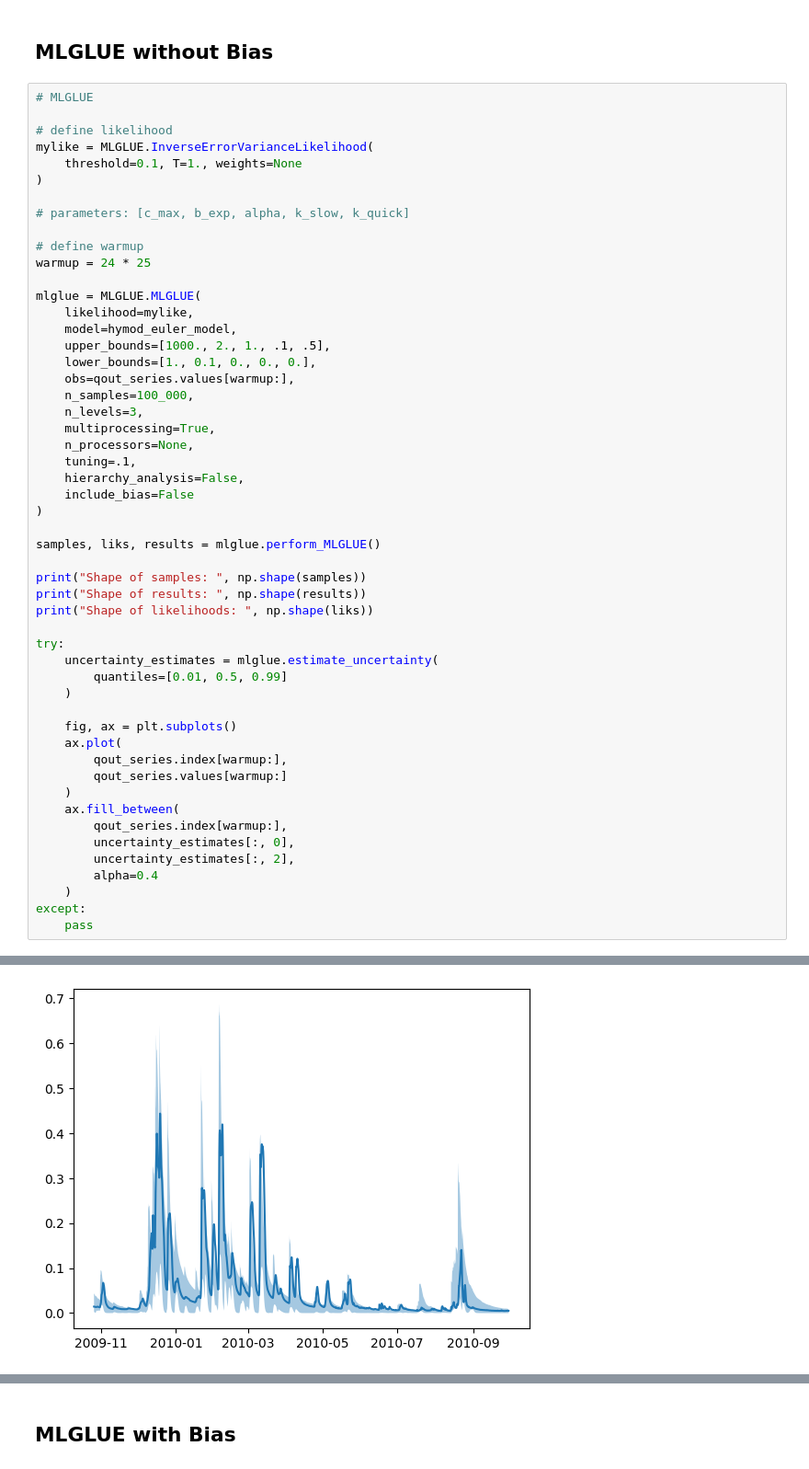
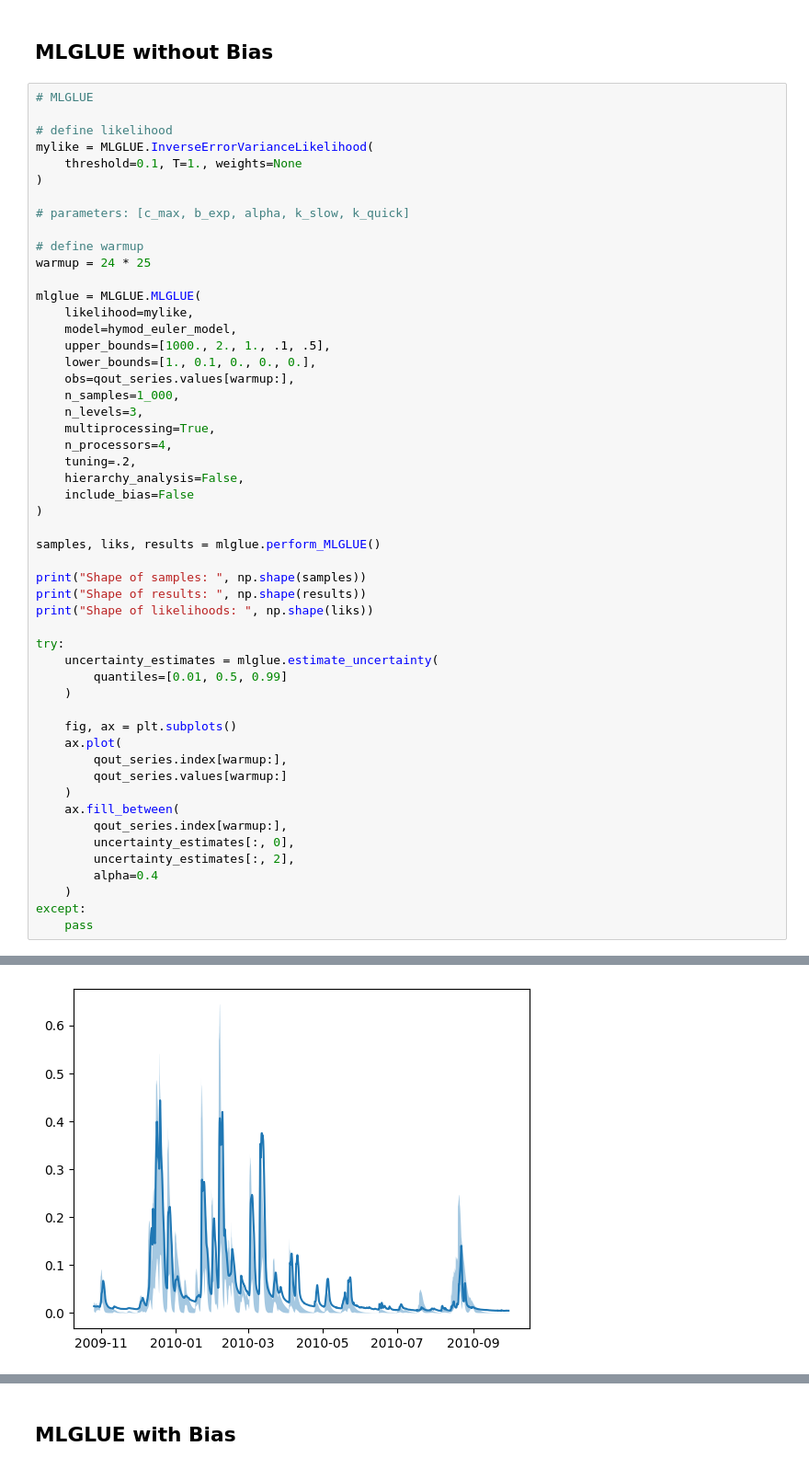
Before and after one commit to iGW-TU-Dresden/MLGLUE, a Jupyter notebook: Examples/EX01_hydrological_model.ipynb, the cells around one changed output, grey strips where cells are left out. Shown at 92% size. Cells and saved outputs as stored; diff of their text form.

```diff
--- a/Examples/EX01_hydrological_model.ipynb
+++ b/Examples/EX01_hydrological_model.ipynb
@@ -331,11 +331,11 @@ mlglue = MLGLUE.MLGLUE(
     upper_bounds=[1000., 2., 1., .1, .5],
     lower_bounds=[1., 0.1, 0., 0., 0.],
     obs=qout_series.values[warmup:],
-    n_samples=100_000,
+    n_samples=1_000,
     n_levels=3,
     multiprocessing=True,
-    n_processors=None,
-    tuning=.1,
+    n_processors=4,
+    tuning=.2,
     hierarchy_analysis=False,
     include_bias=False
 )
@@ -398,4 +398,4 @@ shape of values:  (7782, 8137)
-[figure, old version]
+[figure, new version]
 # %%
 try:
     fig, ax = plt.subplots(nrows=5, figsize=(4, 6))
```
Also changed, not shown: parts of 5 cells of this notebook, 2 other files.
